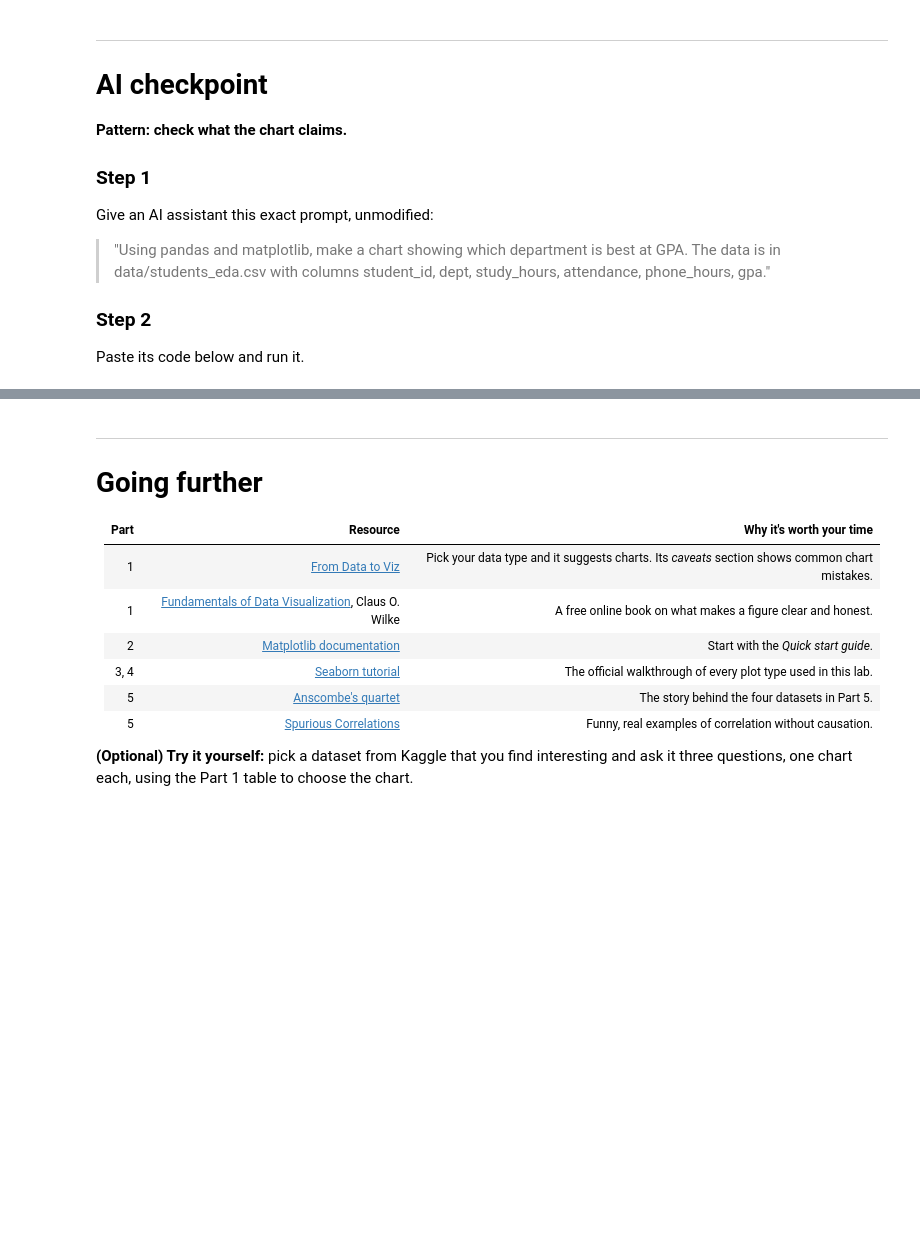
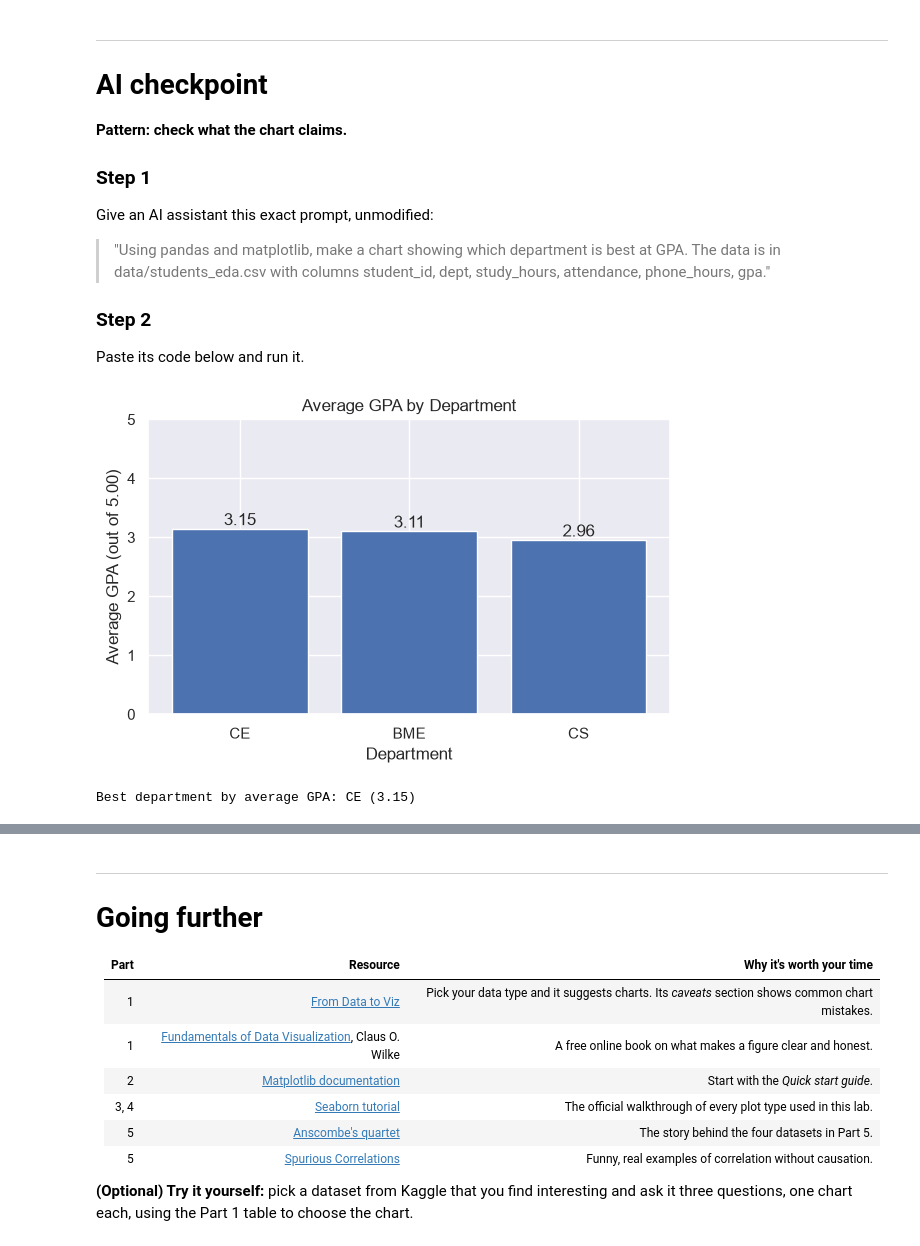
Before and after one commit to JanaAlshammari/arti303, a Jupyter notebook: lab06.ipynb, the cells around one changed output, grey strips where cells are left out. Drawn from its saved outputs; the diff is of its cells as text; code cells hidden in the pictures; blank space fills up the shorter version.

```diff
--- a/lab06.ipynb
+++ b/lab06.ipynb
@@ -578,6 +707,30 @@ Give an AI assistant this exact prompt, unmodified:
 Paste its code below and run it.
 # %%
 # Paste the AI assistant's code here and run it
+import pandas as pd
+import matplotlib.pyplot as plt
+
+df = pd.read_csv("data/students_eda.csv")
+
+# Average GPA per department, highest first
+avg_gpa = df.groupby("dept")["gpa"].mean().sort_values(ascending=False)
+
+fig, ax = plt.subplots(figsize=(6, 4))
+bars = ax.bar(avg_gpa.index, avg_gpa.values)
+
+ax.set_title("Average GPA by Department")
+ax.set_xlabel("Department")
+ax.set_ylabel("Average GPA (out of 5.00)")
+ax.set_ylim(0, 5)
+ax.bar_label(bars, fmt="%.2f")
+
+plt.tight_layout()
+plt.show()
+
+print(f"Best department by average GPA: {avg_gpa.index[0]} ({avg_gpa.iloc[0]:.2f})")
+# %% [output]
+[figure, added]
+Best department by average GPA: CE (3.15)
 # %% [markdown]
 ### Step 3: answer these in your own words
 
```
Also changed, not shown: parts of 35 cells of this notebook, 11 other files.
